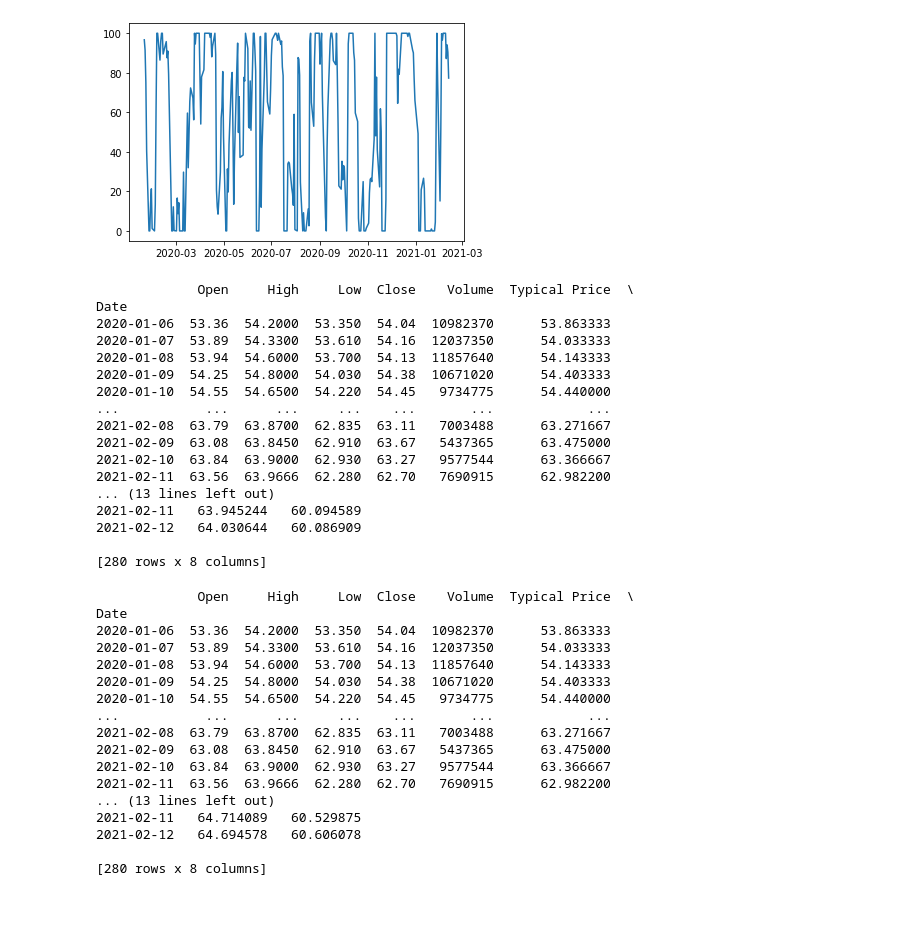
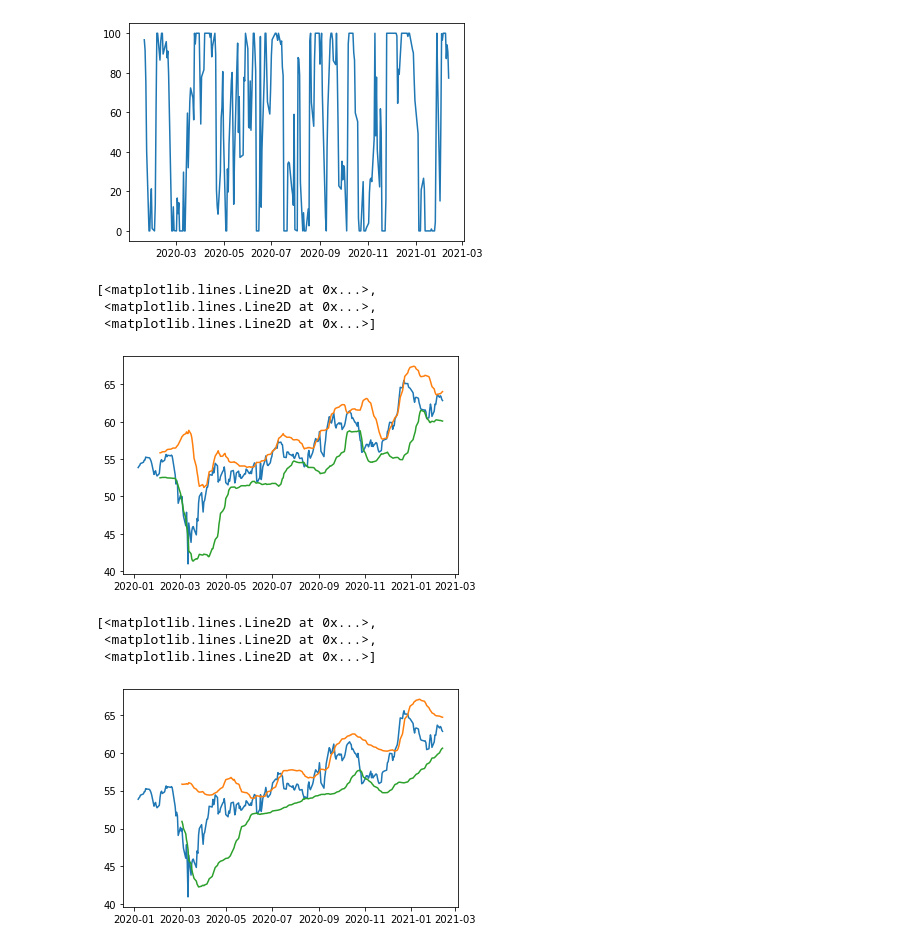
Before and after one commit to 0100101001010000/PyTechnicalIndicators, a Jupyter notebook: Example/test.ipynb, the cells around one changed output. Saved outputs shown, nothing was run; the diff lists cells and outputs as text; code cells hidden in the pictures; blank space fills up the shorter version.

```diff
--- a/Example/test.ipynb
+++ b/Example/test.ipynb
@@ -356,32 +299,22 @@ ax_so_pers.plot(so_x_pers, personalised_stochastic_oscillator)
 [figure]
 # %%
 # Bollinger Bands
-bollinger_bands_df = pandas.DataFrame(data=data, index=data.index, copy=True)
+bollinger_bands_df = pandas.DataFrame(data=data['Typical Price'], index=data.index, copy=True)
 bollinger_bands = candle_indicators.bollinger_bands(data['Typical Price'], True)
 bollinger_bands_df['Upper Band'] = bollinger_bands[0]
 bollinger_bands_df['Lower Band'] = bollinger_bands[1]
-print(bollinger_bands_df)
+
+fig_bb = plt.figure()
+ax_bb = fig_bb.add_subplot()
+ax_bb.plot(bollinger_bands_df)
 # %% [output]
-             Open     High     Low  Close    Volume  Typical Price  \
-Date
-2020-01-06  53.36  54.2000  53.350  54.04  10982370      53.863333
-2020-01-07  53.89  54.3300  53.610  54.16  12037350      54.033333
-2020-01-08  53.94  54.6000  53.700  54.13  11857640      54.143333
-2020-01-09  54.25  54.8000  54.030  54.38  10671020      54.403333
-2020-01-10  54.55  54.6500  54.220  54.45   9734775      54.440000
-...           ...      ...     ...    ...       ...            ...
-2021-02-08  63.79  63.8700  62.835  63.11   7003488      63.271667
-2021-02-09  63.08  63.8450  62.910  63.67   5437365      63.475000
-2021-02-10  63.84  63.9000  62.930  63.27   9577544      63.366667
-2021-02-11  63.56  63.9666  62.280  62.70   7690915      62.982200
-... (13 lines left out)
-2021-02-11   63.945244   60.094589
-2021-02-12   64.030644   60.086909
-
-[280 rows x 8 columns]
+[<matplotlib.lines.Line2D at 0x...>,
+ <matplotlib.lines.Line2D at 0x...>,
+ <matplotlib.lines.Line2D at 0x...>]
+[figure, added]
 # %%
 # Personalised Bollinger Bands
-personalised_bollinger_bands_df = pandas.DataFrame(data=data, index=data.index, copy=True)
+personalised_bollinger_bands_df = pandas.DataFrame(data=data['Typical Price'], index=data.index, copy=True)
 personalised_bollinger_bands = candle_indicators.personalised_bollinger_bands(
     data['Typical Price'],
     40,
@@ -390,24 +323,14 @@ personalised_bollinger_bands = candle_indicators.personalised_bollinger_bands(
     True)
 personalised_bollinger_bands_df['Upper Band'] = personalised_bollinger_bands[0]
 personalised_bollinger_bands_df['Lower Band'] = personalised_bollinger_bands[1]
-print(personalised_bollinger_bands_df)
+
+fig_pbb = plt.figure()
+ax_pbb = fig_pbb.add_subplot()
+ax_pbb.plot(personalised_bollinger_bands_df)
 # %% [output]
-             Open     High     Low  Close    Volume  Typical Price  \
-Date
-2020-01-06  53.36  54.2000  53.350  54.04  10982370      53.863333
-2020-01-07  53.89  54.3300  53.610  54.16  12037350      54.033333
-2020-01-08  53.94  54.6000  53.700  54.13  11857640      54.143333
-2020-01-09  54.25  54.8000  54.030  54.38  10671020      54.403333
-2020-01-10  54.55  54.6500  54.220  54.45   9734775      54.440000
-...           ...      ...     ...    ...       ...            ...
-2021-02-08  63.79  63.8700  62.835  63.11   7003488      63.271667
-2021-02-09  63.08  63.8450  62.910  63.67   5437365      63.475000
-2021-02-10  63.84  63.9000  62.930  63.27   9577544      63.366667
-2021-02-11  63.56  63.9666  62.280  62.70   7690915      62.982200
-... (13 lines left out)
-2021-02-11   64.714089   60.529875
-2021-02-12   64.694578   60.606078
-
-[280 rows x 8 columns]
+[<matplotlib.lines.Line2D at 0x...>,
+ <matplotlib.lines.Line2D at 0x...>,
+ <matplotlib.lines.Line2D at 0x...>]
+[figure, added]
 # %%
 # Ichimoku Cloud
```
Also changed, not shown: parts of 13 cells of this notebook, 2 other files.
